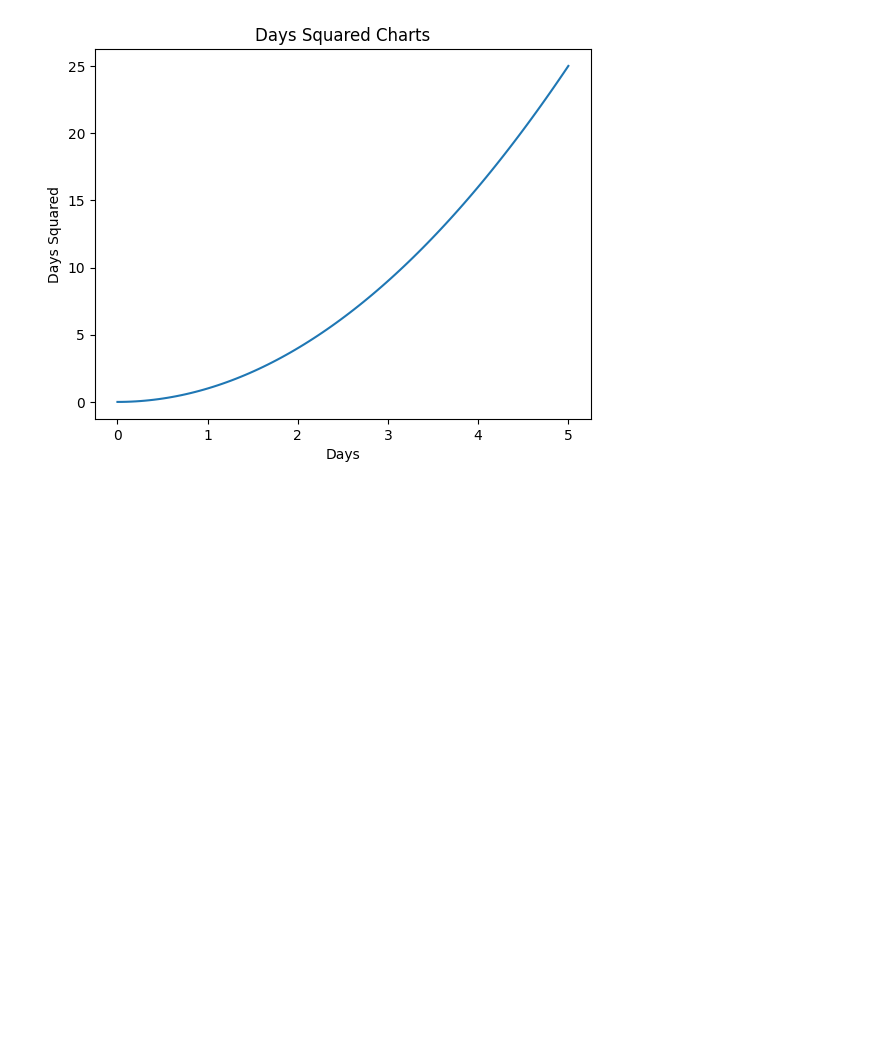
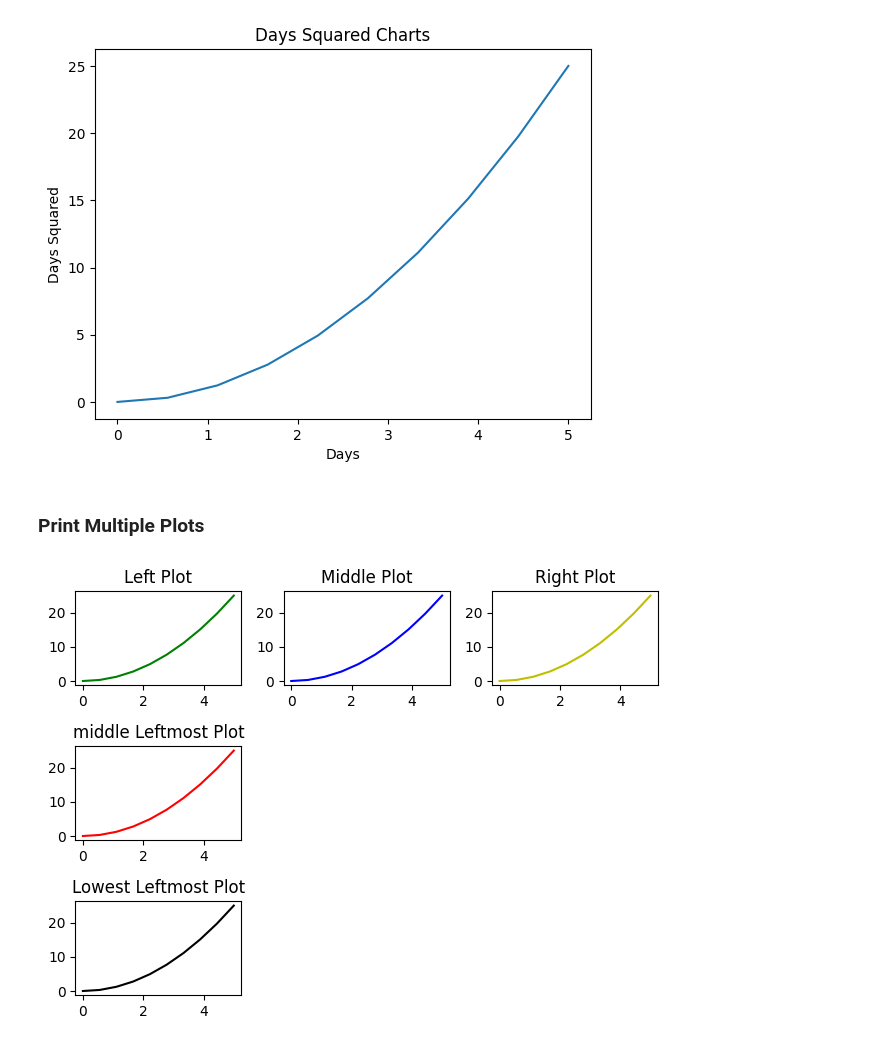
Before and after one commit to VAIBHAVranjan1/Learning-Matplotlib, a Jupyter notebook: basics.ipynb, the cells around one changed output. Drawn from its saved outputs; the diff is of its cells as text; code cells hidden in the pictures; blank space fills up the shorter version.

Commit message:
subplots

```diff
--- a/basics.ipynb
+++ b/basics.ipynb
@@ -9,7 +9,7 @@ import pandas as pd
 # %% [markdown]
 ### Functional Plot
 # %%
-x_1 = np.linspace(0, 5, 100)
+x_1 = np.linspace(0, 5, 10)
 y_1 = x_1**2
 plt.plot(x_1, y_1)
 plt.title("Days Squared Charts")
@@ -18,3 +18,42 @@ plt.ylabel("Days Squared")
 # %% [output]
 Text(0, 0.5, 'Days Squared')
 [figure]
+# %% [markdown]
+### Print Multiple Plots
+# %%
+# Subplot() is used to create multiple plts in a single frame
+# It allows you to organize your plots in a grid layout (like rows and columns)
+# possilbe values are (1, 1), (1, 2), (2, 1), (2, 2)
+
+# Plot 1 (top-left)
+plt.subplot(3, 3, 1)
+plt.plot(x_1, y_1, 'g')
+plt.title("Left Plot")
+
+# Plot 2 (top-middle)
+plt.subplot(3, 3, 2)
+plt.plot(x_1, y_1, 'b')
+plt.title("Middle Plot")
+
+# Plot 3 (top-right)
+plt.subplot(3, 3, 3)
+plt.plot(x_1, y_1, 'y')
+plt.title("Right Plot")
+
+# Plot 4 (middle-left)
+plt.subplot(3, 3, 4)
+plt.plot(x_1, y_1, 'r')
+plt.title("middle Leftmost Plot")
+
+# lowest leftmost
+plt.subplot(3, 3, 7)
+plt.plot(x_1, y_1, 'k')
+plt.title("Lowest Leftmost Plot")
+
+# plt.subplot(rows, cols, index) → grid position from left to right, top to bottom.
+# index goes from 1 -> (rows * cols)
+
+plt.tight_layout()
+# this command will spread equally
+# %% [output]
+[figure, added]
```
